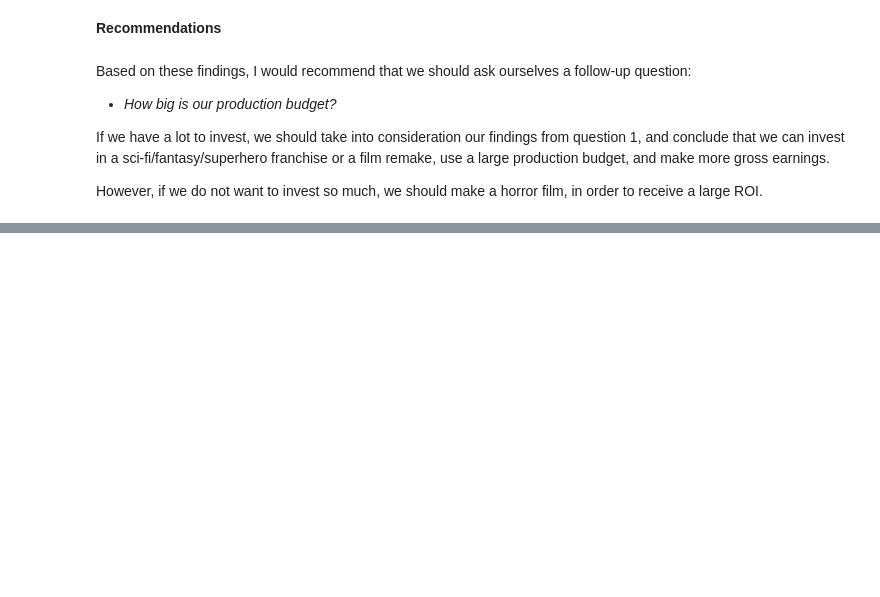
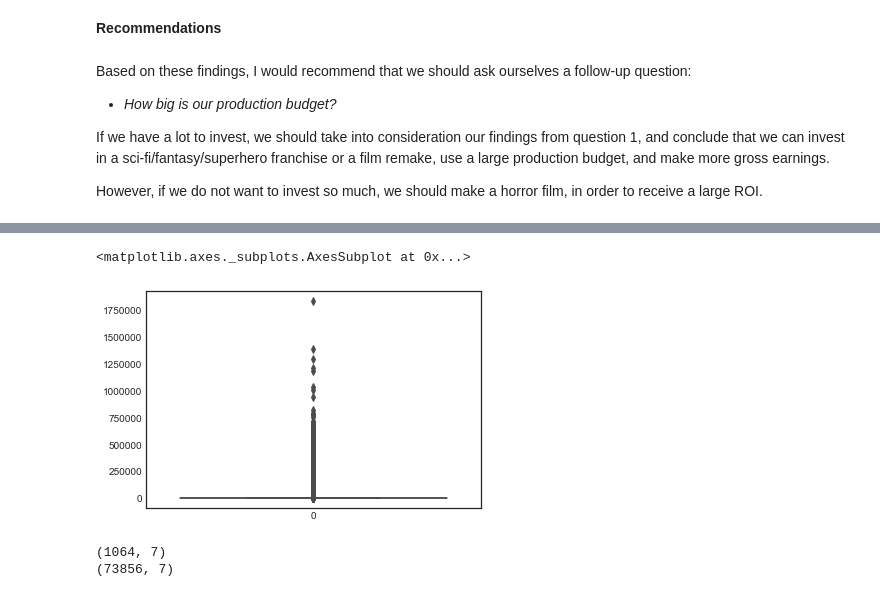
Before and after one commit to tiaplagata/dsc-phase-1-project-online, a Jupyter notebook: student.ipynb, the cells around one changed output, grey strips where cells are left out. Cells and saved outputs as stored; diff of their text form; code cells hidden in the pictures; blank space fills up the shorter version.

```diff
--- a/student.ipynb
+++ b/student.ipynb
@@ -693,0 +735,2 @@ However, if we do not want to invest so much, we should make a horror film, in o
+# %%
+title_basics.set_index('tconst', inplace = True)
@@ -693,0 +747,2 @@ However, if we do not want to invest so much, we should make a horror film, in o
+# %%
+title_ratings.set_index('tconst', inplace = True)
@@ -693,0 +759,2 @@ However, if we do not want to invest so much, we should make a horror film, in o
+# %%
+joined_imdb = title_basics.join(title_ratings, how = 'inner')
@@ -693,0 +818,2 @@ However, if we do not want to invest so much, we should make a horror film, in o
+# %%
+joined_imdb['genres'] = joined_imdb['genres'].fillna(value = "no genre")
@@ -693,0 +857,14 @@ However, if we do not want to invest so much, we should make a horror film, in o
+# %%
+joined_imdb['numvotes'].sort_values()
+sns.boxplot(data=joined_imdb['numvotes'])
+# %% [output]
+<matplotlib.axes._subplots.AxesSubplot at 0x...>
+[figure, added]
+# %%
+# Let's only include films with over 50,000 votes so that the movies with very few ratings do not skew our findings
+adjusted_imdb = joined_imdb.loc[joined_imdb['numvotes'] > 50000]
+print(adjusted_imdb.shape)
+print(joined_imdb.shape)
+# %% [output]
+(1064, 7)
+(73856, 7)
```
Also changed, not shown: parts of 54 cells of this notebook, 10 other files.
